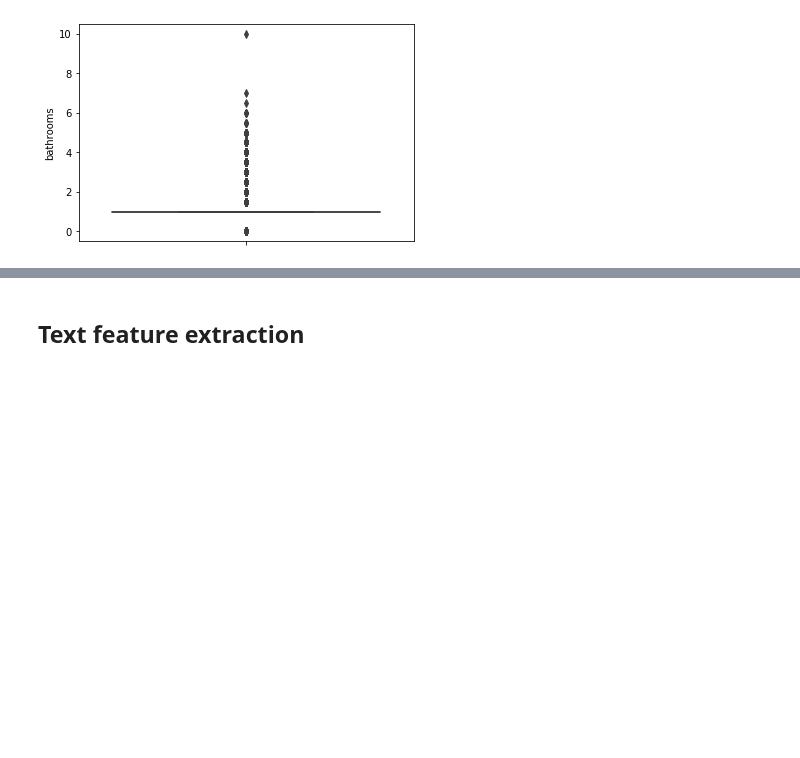
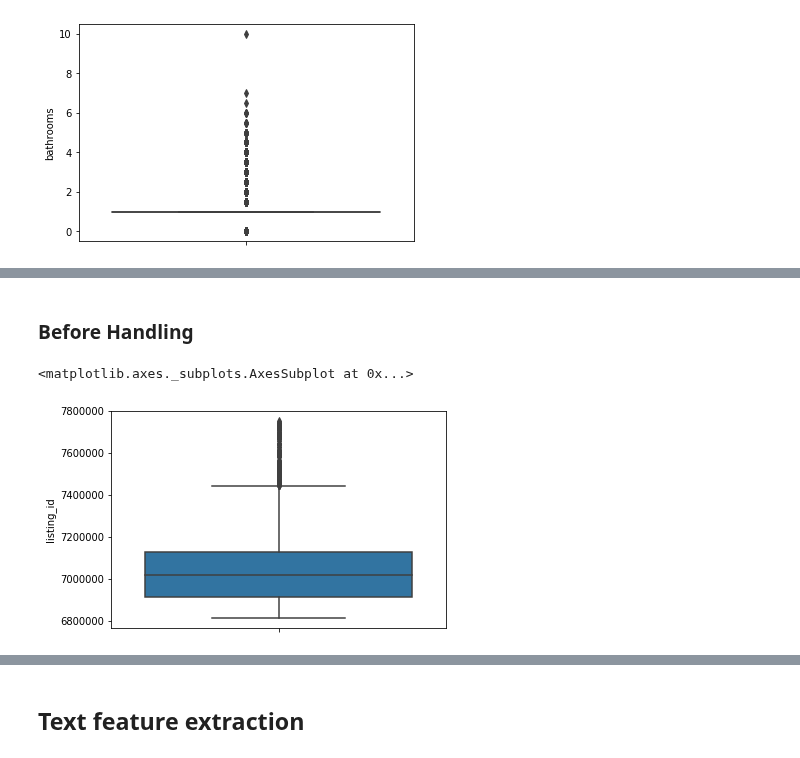
Before and after one commit to taryn-c/CMPT459-Project, a Jupyter notebook: sad_mining1.ipynb, the cells around one changed output, grey strips where cells are left out. Drawn from its saved outputs; the diff is of its cells as text; code cells hidden in the pictures; blank space fills up the shorter version.

```diff
--- a/sad_mining1.ipynb
+++ b/sad_mining1.ipynb
@@ -638,0 +736,7 @@ sns.boxplot(y=train_df['bathrooms'])
+# %% [markdown]
+### Before Handling
+# %%
+sns.boxplot(y=train_df['listing_id'])
+# %% [output]
+<matplotlib.axes._subplots.AxesSubplot at 0x...>
+[figure, added]
```
Also changed, not shown: parts of 27 cells of this notebook.
